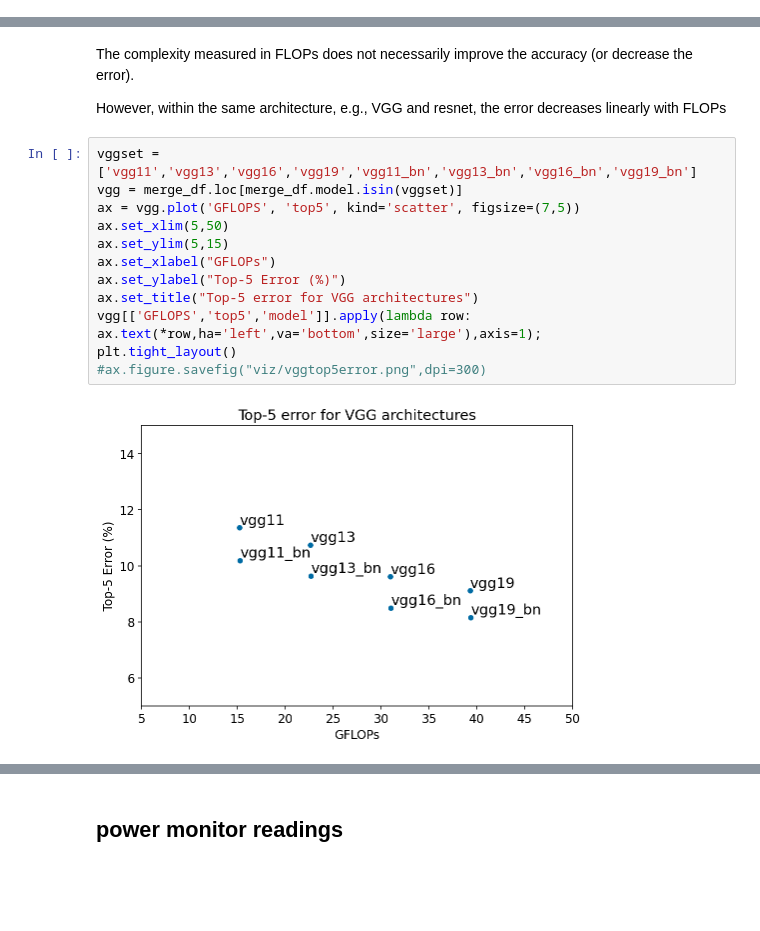
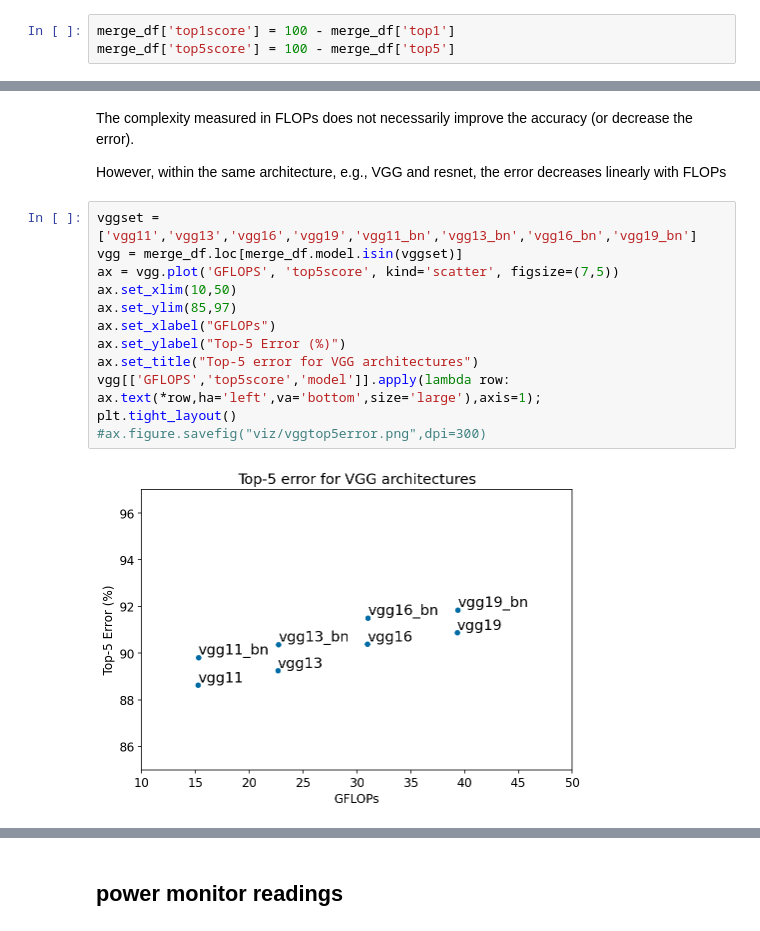
Before and after one commit to MScDissertation/model_hub, a Jupyter notebook: Training and FLOP analysis.ipynb, the cells around one changed output, grey strips where cells are left out. Saved outputs shown, nothing was run; the diff lists cells and outputs as text; blank space fills up the shorter version.

```diff
--- a/Training and FLOP analysis.ipynb
+++ b/Training and FLOP analysis.ipynb
@@ -87,6 +87,9 @@ merge_df.head()
 | 2 | densenet161 | 7.787013e+09 | 28681000.0 | 15.574026 | 0.015574 | 28.681000 | 22.775723 | 1.121330e+08 | ... |
 | 3 | densenet169 | 3.398071e+09 | 14149480.0 | 6.796142 | 0.006796 | 14.149480 | 21.946474 | 4.893222e+07 | ... |
 | 4 | densenet201 | 4.340971e+09 | 20013928.0 | 8.681942 | 0.008682 | 20.013928 | 22.191364 | 6.250998e+07 | ... |
+# %%
+merge_df['top1score'] = 100 - merge_df['top1']
+merge_df['top5score'] = 100 - merge_df['top5']
 # %%
 # needs citation https://github.com/Phlya/adjustText
 fig = plt.figure(figsize=(12,7))
@@ -125,15 +128,15 @@ However, within the same architecture, e.g., VGG and resnet, the error decreases
 # %%
 vggset = ['vgg11','vgg13','vgg16','vgg19','vgg11_bn','vgg13_bn','vgg16_bn','vgg19_bn']
 vgg = merge_df.loc[merge_df.model.isin(vggset)]
-ax = vgg.plot('GFLOPS', 'top5', kind='scatter', figsize=(7,5))
-ax.set_xlim(5,50)
-ax.set_ylim(5,15)
+ax = vgg.plot('GFLOPS', 'top5score', kind='scatter', figsize=(7,5))
+ax.set_xlim(10,50)
+ax.set_ylim(85,97)
 ax.set_xlabel("GFLOPs")
 ax.set_ylabel("Top-5 Error (%)")
 ax.set_title("Top-5 error for VGG architectures")
-vgg[['GFLOPS','top5','model']].apply(lambda row: ax.text(*row,ha='left',va='bottom',size='large'),axis=1);
+vgg[['GFLOPS','top5score','model']].apply(lambda row: ax.text(*row,ha='left',va='bottom',size='large'),axis=1);
 plt.tight_layout()
 #ax.figure.savefig("viz/vggtop5error.png",dpi=300)
 # %% [output]
-[figure, old version]
+[figure, new version]
 # %%
```
Also changed, not shown: parts of 13 cells of this notebook, 10 other files.
